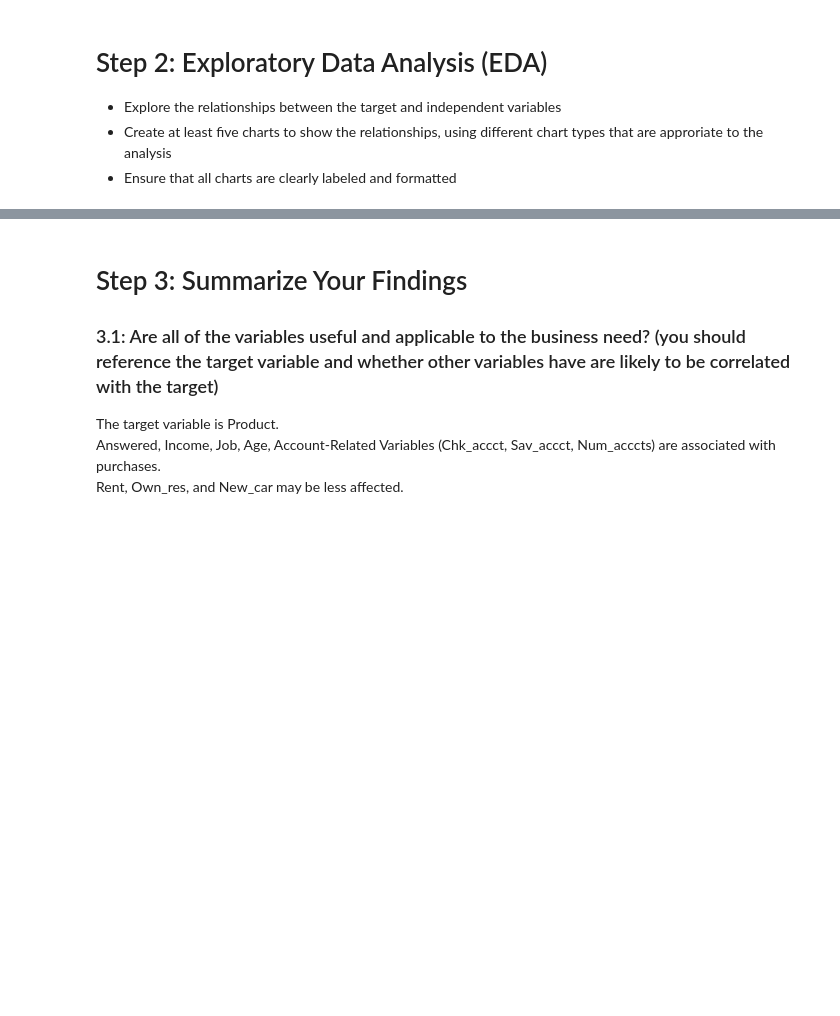
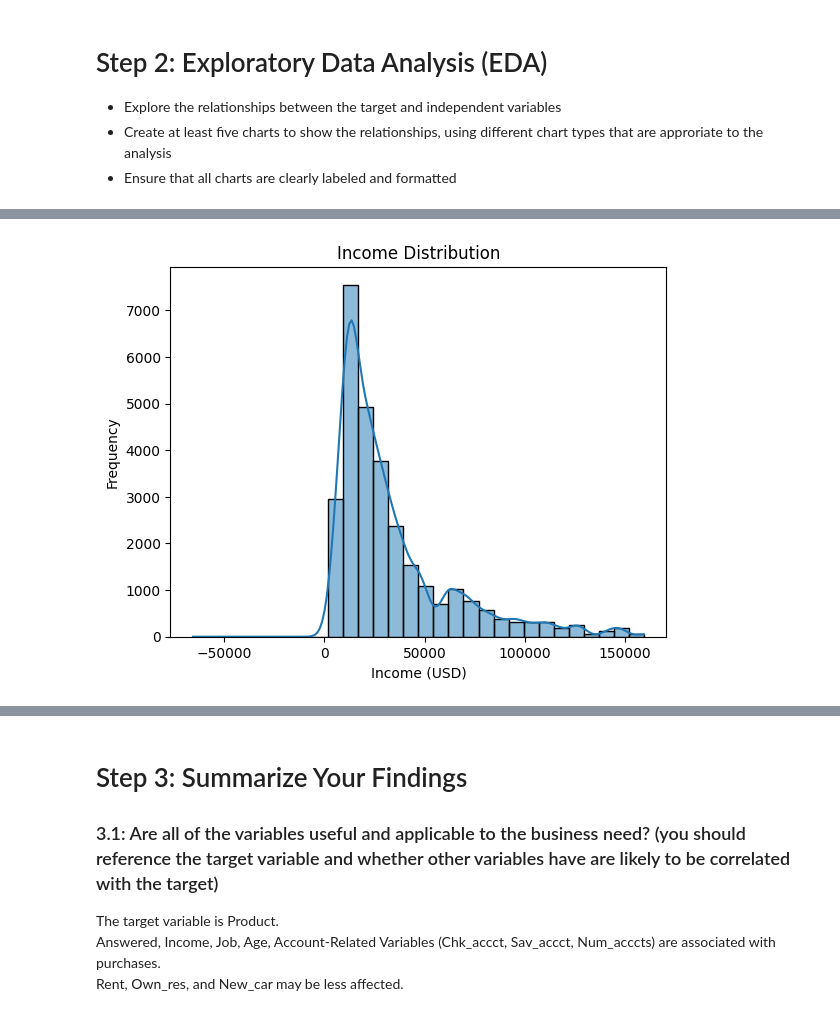
Before and after one commit to worldstar0722/IS_4487_25FA, a Jupyter notebook: assignment_4_data_understanding_ChoiEllie.ipynb, the cells around one changed output, grey strips where cells are left out. Cells and saved outputs as stored; diff of their text form; code cells hidden in the pictures; blank space fills up the shorter version.

```diff
--- a/assignment_4_data_understanding_ChoiEllie.ipynb
+++ b/assignment_4_data_understanding_ChoiEllie.ipynb
@@ -120,9 +124,11 @@ plt.show()
 # %%
 # Chart 3 🔧
-sns.histplot(df["Income"], bins=30, kde=True)
+sns.histplot(df["income"], bins=30, kde=True)
 plt.title("Income Distribution")
 plt.xlabel("Income (USD)")
 plt.ylabel("Frequency")
 plt.show()
+# %% [output]
+[figure, added]
 # %%
 # Chart 4 🔧
```
Also changed, not shown: parts of 4 cells of this notebook.
